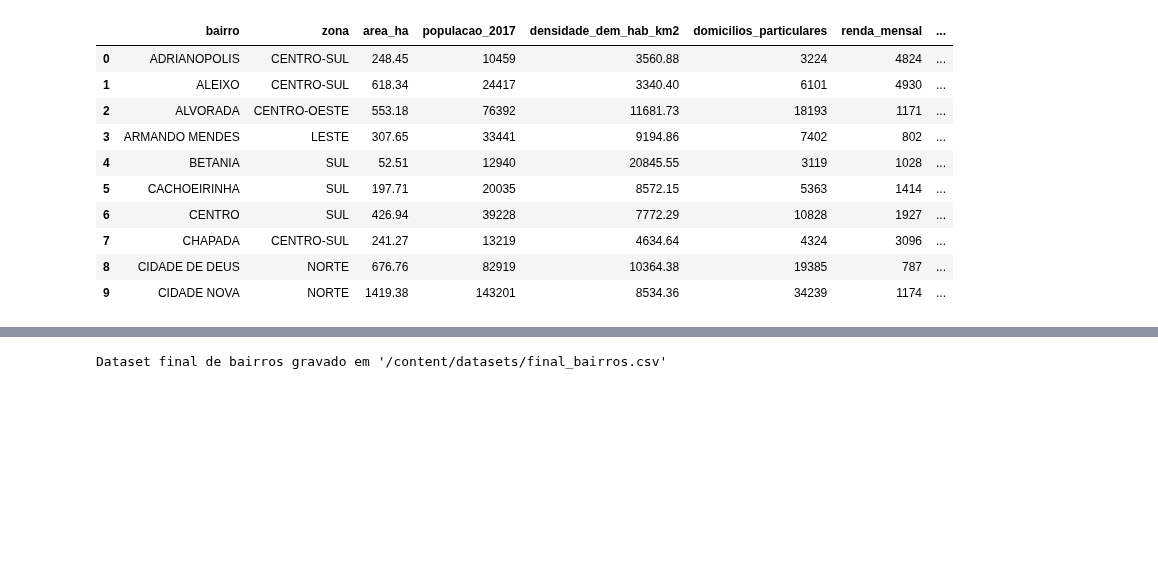
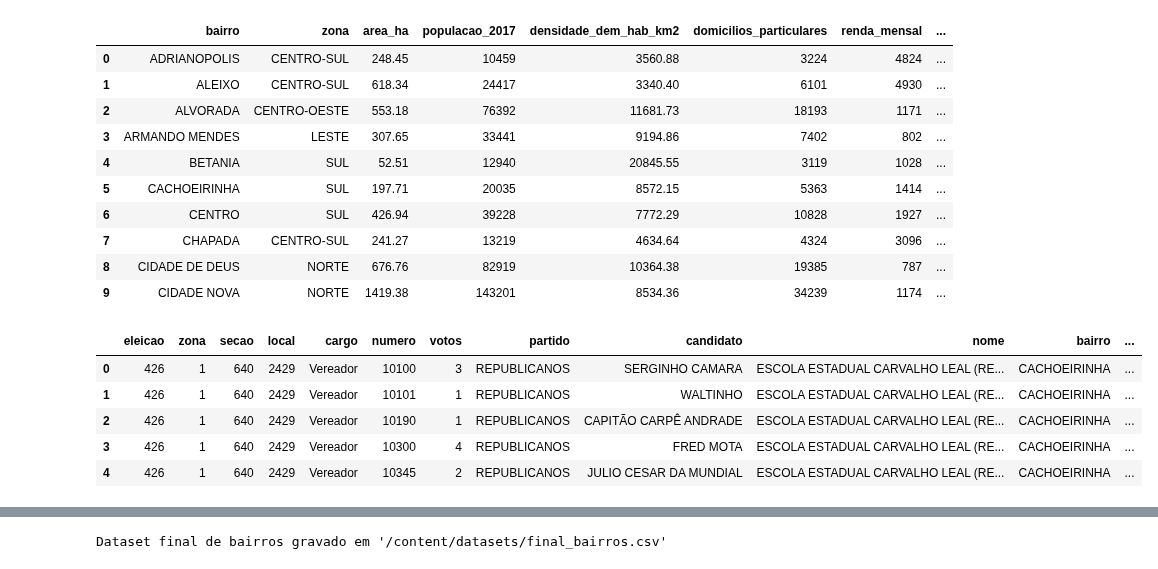
Before and after one commit to bmnds/uea-data-science-04-data-processing, a Jupyter notebook: trabalho-final/Notebook_ETL.ipynb, the cells around one changed output, grey strips where cells are left out. Cells and saved outputs as stored; diff of their text form; code cells hidden in the pictures; blank space fills up the shorter version.

```diff
--- a/trabalho-final/Notebook_ETL.ipynb
+++ b/trabalho-final/Notebook_ETL.ipynb
@@ -1658,0 +1665,11 @@ df_bairros.head(10)
+# %%
+df3 = df_resultados_vereador.merge(df_vereadores, on=['eleicao', 'cargo', 'numero'])
+df3 = df3.merge(df_escolas, on=['zona', 'secao', 'local'])
+df3.head()
+# %% [output]
+|  | eleicao | zona | secao | local | cargo | numero | votos | partido | candidato | nome | bairro | ... |
+| 0 | 426 | 1 | 640 | 2429 | Vereador | 10100 | 3 | REPUBLICANOS | SERGINHO CAMARA | ESCOLA ESTADUAL CARVALHO LEAL (RE... | CACHOEIRINHA | ... |
+| 1 | 426 | 1 | 640 | 2429 | Vereador | 10101 | 1 | REPUBLICANOS | WALTINHO | ESCOLA ESTADUAL CARVALHO LEAL (RE... | CACHOEIRINHA | ... |
+| 2 | 426 | 1 | 640 | 2429 | Vereador | 10190 | 1 | REPUBLICANOS | CAPITÃO CARPÊ ANDRADE | ESCOLA ESTADUAL CARVALHO LEAL (RE... | CACHOEIRINHA | ... |
+| 3 | 426 | 1 | 640 | 2429 | Vereador | 10300 | 4 | REPUBLICANOS | FRED MOTA | ESCOLA ESTADUAL CARVALHO LEAL (RE... | CACHOEIRINHA | ... |
+| 4 | 426 | 1 | 640 | 2429 | Vereador | 10345 | 2 | REPUBLICANOS | JULIO CESAR DA MUNDIAL | ESCOLA ESTADUAL CARVALHO LEAL (RE... | CACHOEIRINHA | ... |
```
Also changed, not shown: parts of 3 cells of this notebook, 1 other file.
